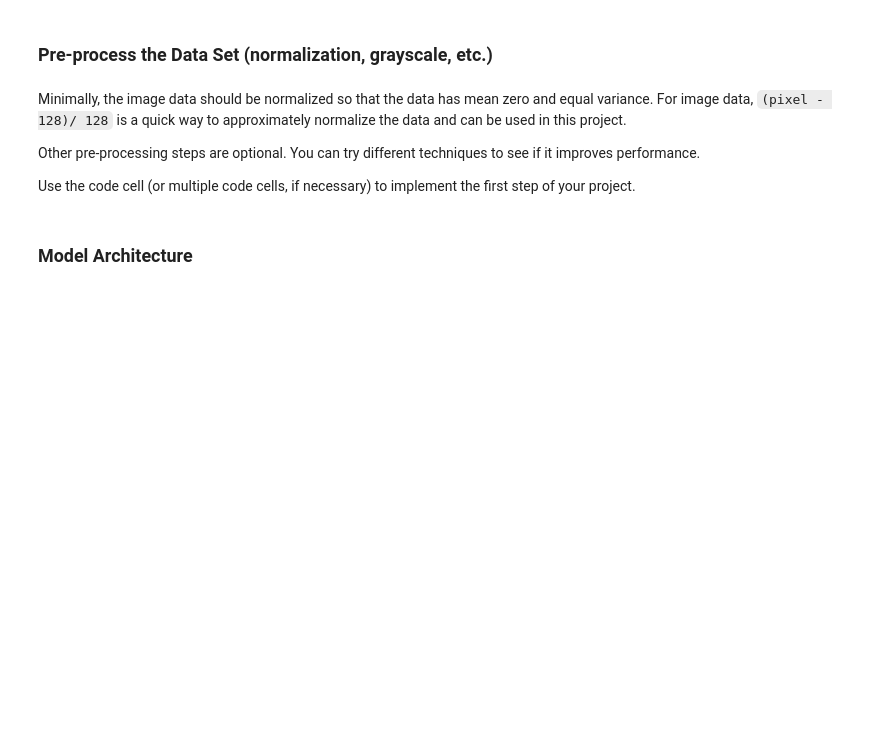
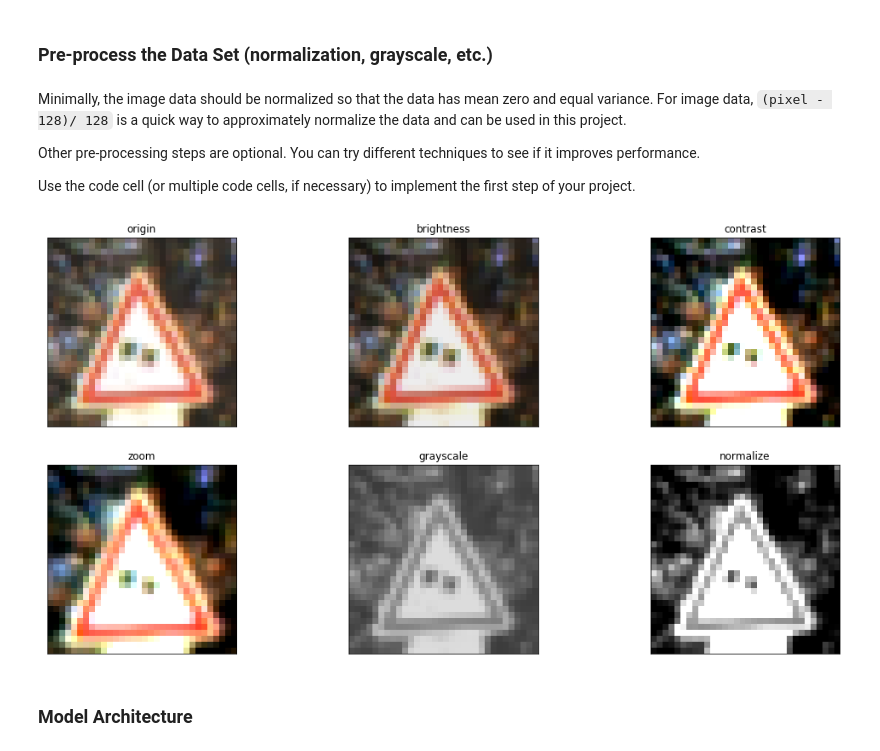
Before and after one commit to chilopod43/CarND-Traffic-Sign-Classifier-Project, a Jupyter notebook: Traffic_Sign_Classifier.ipynb, the cells around one changed output. Cells and saved outputs as stored; diff of their text form; code cells hidden in the pictures; blank space fills up the shorter version.

```diff
--- a/Traffic_Sign_Classifier.ipynb
+++ b/Traffic_Sign_Classifier.ipynb
@@ -166,12 +168,12 @@ one_hot_y = tf.one_hot(y, 43)
 
 # data augments.
 bright_max_delta = 50
-auged_img = tf.image.random_brightness(x, bright_max_delta)
+bright_img = tf.image.random_brightness(x, bright_max_delta)
 lower = 0.7
-upper = 1.3
-auged_img = tf.image.random_contrast(auged_img, lower, upper)
+upper = 1.8
+cont_img = tf.image.random_contrast(x, lower, upper)
 
-# resize
+# Zoom
 def tf_zoom(x):
     """ https://www.wouterbulten.nl/blog/tech/data-augmentation-using-tensorflow-data-dataset/
     """
@@ -190,11 +192,47 @@ def tf_zoom(x):
     choice = tf.random_uniform(shape=[], minval=0., maxval=1., dtype=tf.float32)
     return tf.cond(choice < 0.5, lambda: x, lambda: random_crop(x))
 
-auged_img = tf.map_fn(lambda img: tf_zoom(img), auged_img, name="zoom")
+auged_img = tf.map_fn(lambda img: tf_zoom(img), cont_img, name="zoom")
+
+# GrayScale
 gray_img = tf.image.rgb_to_grayscale(auged_img)
 
 # whiting
 white_img = tf.map_fn(lambda img: tf.image.per_image_standardization(img), gray_img)
+# %%
+# output the images after data augmentations.
+def show_auged_images(X, titles):
+    n_col = 3
+    n_row = int(np.ceil(X.shape[0]/n_col))
+
+    _, axs = plt.subplots(n_row, n_col, figsize=(18, 9))
+    axs = axs.flatten()
+    for idx, ax in enumerate(axs):
+        ax.get_xaxis().set_visible(False)
+        ax.get_yaxis().set_visible(False)
+
+        ax.set_title("{}".format(titles[idx]))
+        ax.imshow(X[idx])
+    plt.show()
+
+auged_images = list()
+sample_image = X_train[2010:2011]
+
+auged_images.append(sample_image[0])
+with tf.Session() as sess:
+    sess.run(tf.global_variables_initializer())
+    auged_images.append(sess.run(bright_img, feed_dict={x:sample_image})[0])
+    auged_images.append(sess.run(cont_img, feed_dict={x:sample_image})[0])
+    auged_images.append(sess.run(auged_img, feed_dict={x:sample_image})[0])
+    auged_images.append(sess.run(tf.image.grayscale_to_rgb(gray_img), feed_dict={x:sample_image})[0])
+    auged_images.append(sess.run(tf.image.grayscale_to_rgb((white_img*128)+128), feed_dict={x:sample_image})[0])
+
+auged_images = np.array(auged_images)
+auged_images = np.clip(auged_images, 0, 255)
+auged_images = auged_images.astype(np.uint8)
+show_auged_images(auged_images, ["origin", "brightness", "contrast", "zoom", "grayscale", "normalize"])
+# %% [output]
+[figure, added]
 # %% [markdown]
 ### Model Architecture
 # %%
```
Also changed, not shown: parts of 8 cells of this notebook, 14 other files.
